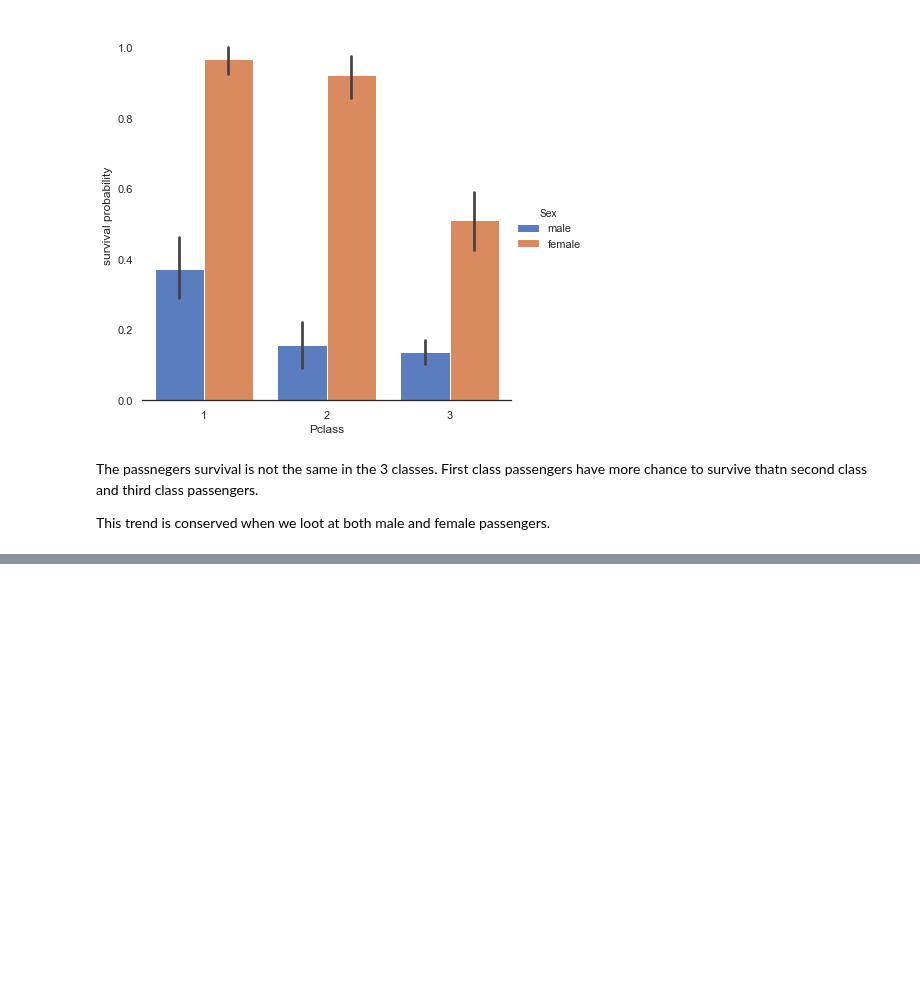
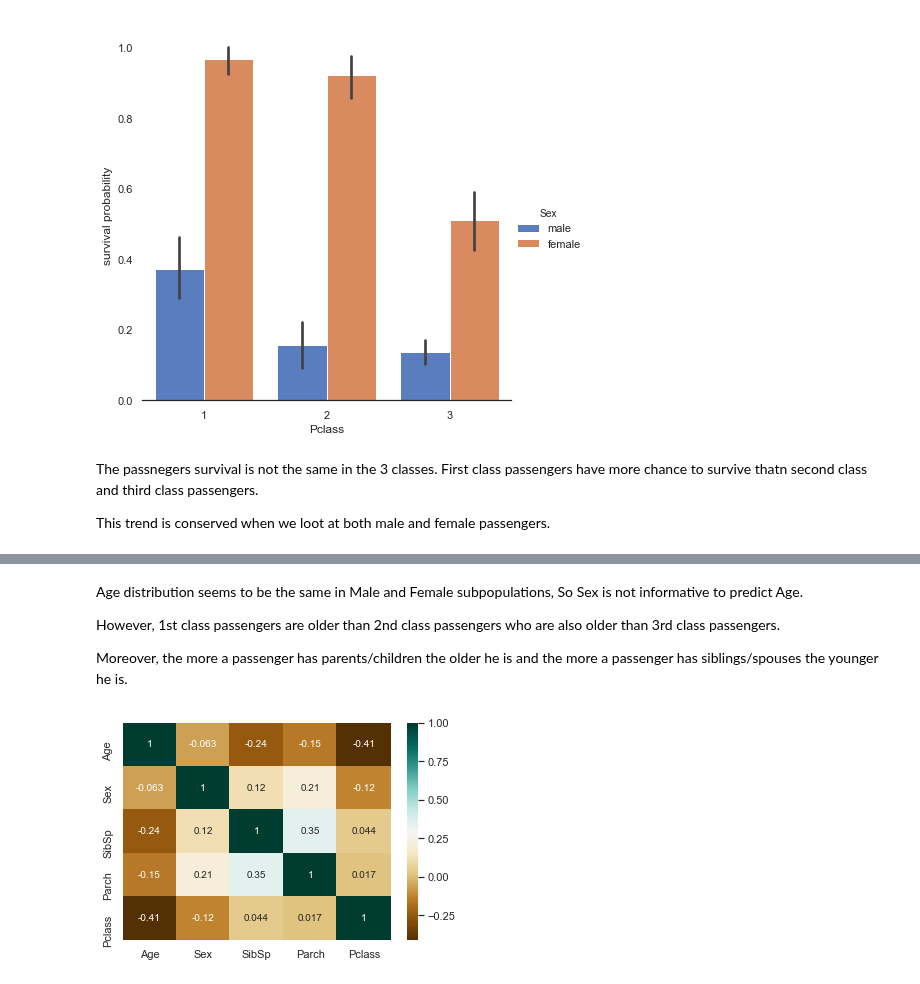
Before and after one commit to JohnHeo04/Day_by_day, a Jupyter notebook: Titanic Top 4% with ensemble modeling_1st.ipynb, the cells around one changed output, grey strips where cells are left out. Cells and saved outputs as stored; diff of their text form; code cells hidden in the pictures; blank space fills up the shorter version.

```diff
--- a/Titanic Top 4% with ensemble modeling_1st.ipynb
+++ b/Titanic Top 4% with ensemble modeling_1st.ipynb
@@ -398,0 +456,13 @@ This trend is conserved when we loot at both male and female passengers.
+# %% [markdown]
+Age distribution seems to be the same in Male and Female subpopulations, So Sex is not informative to predict Age.
+
+However, 1st class passengers are older than 2nd class passengers who are also older than 3rd class passengers.
+
+Moreover, the more a passenger has parents/children the older he is and the more a passenger has siblings/spouses the younger he is.
+# %%
+# convert Sex into categorical value 0 for male and 1 for female
+dataset["Sex"] = dataset["Sex"].map({"male":0, "female":1})
+# %%
+g = sns.heatmap(dataset[["Age", "Sex", "SibSp", "Parch", "Pclass"]].corr(), cmap="BrBG", annot=True)
+# %% [output]
+[figure, added]
```
Also changed, not shown: parts of 18 cells of this notebook.
